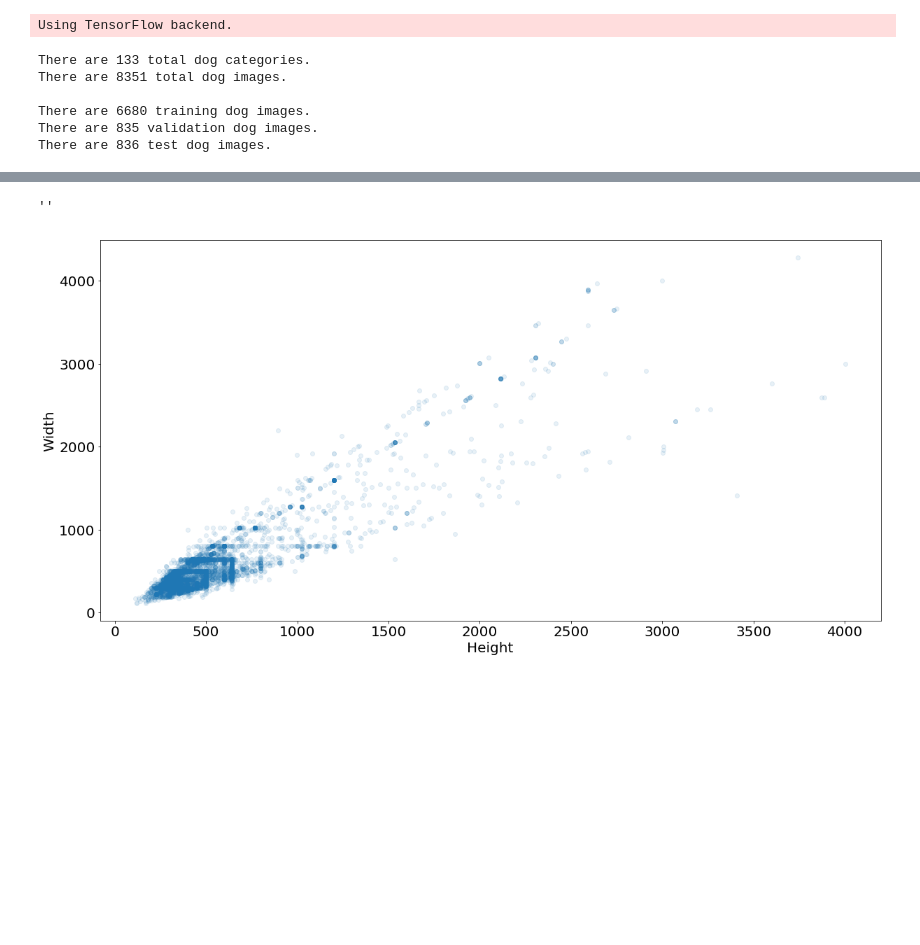
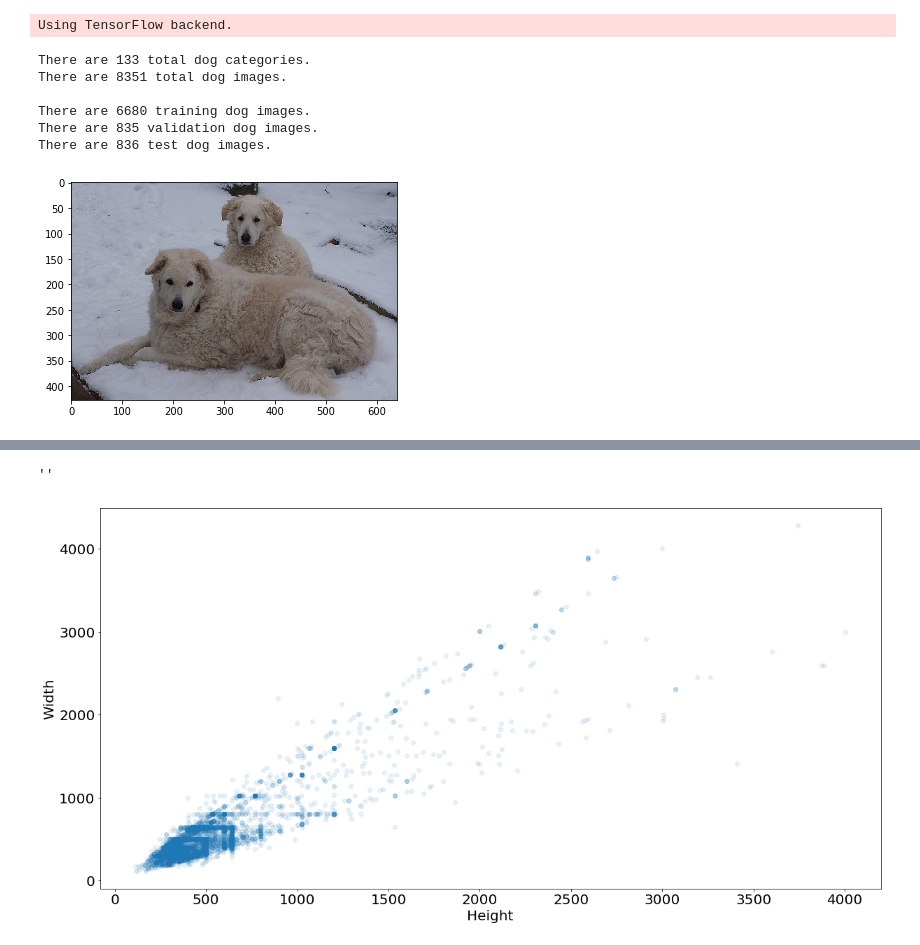
Before and after one commit to tranyuan/Dog-Breed, a Jupyter notebook: dog_app.ipynb, the cells around one changed output, grey strips where cells are left out. Cells and saved outputs as stored; diff of their text form; code cells hidden in the pictures; blank space fills up the shorter version.

```diff
--- a/dog_app.ipynb
+++ b/dog_app.ipynb
@@ -107,3 +107,13 @@ def imagefile(files):
 # %%
 t = imagefile(train_files)
 a = imagefile(files)
+# %%
+def display_img(img_path):
+    img = cv2.imread(img_path)
+    cv_rgb = cv2.cvtColor(img, cv2.COLOR_BGR2RGB)
+    imgplot = plt.imshow(cv_rgb)
+    return imgplot
+# %%
+display_img(train_files[0]);
+# %% [output]
+[figure, added]
```
Also changed, not shown: parts of 20 cells of this notebook, 1 other file.
